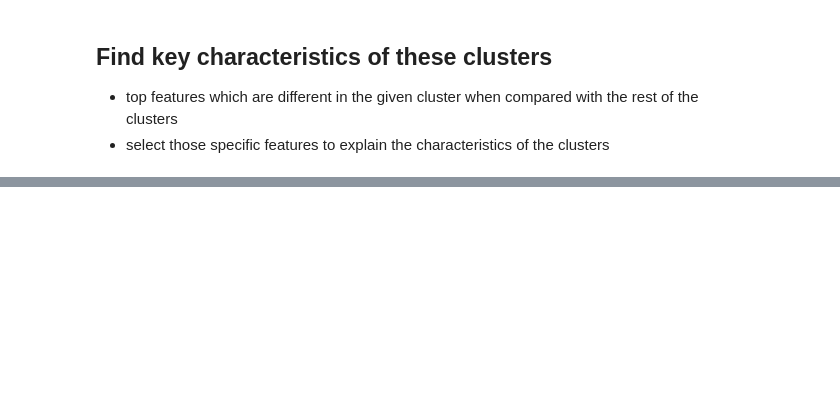
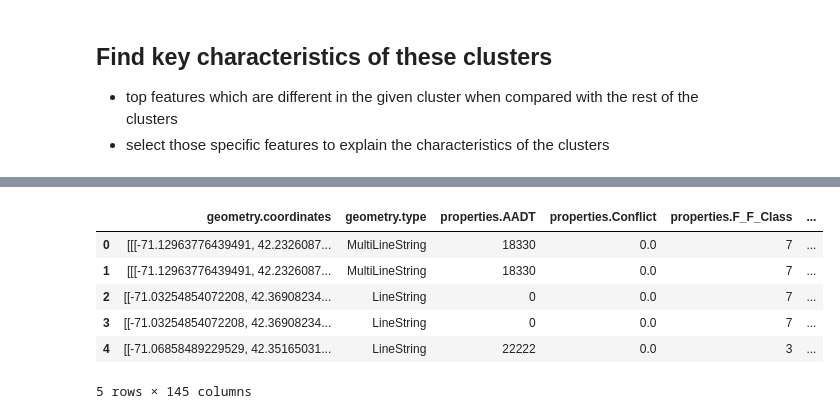
Before and after one commit to Joshuakim1011/crash-model, a Jupyter notebook: notebooks/clustering_segment_level.ipynb, the cells around one changed output, grey strips where cells are left out. Saved outputs shown, nothing was run; the diff lists cells and outputs as text; code cells hidden in the pictures; blank space fills up the shorter version.

```diff
--- a/notebooks/clustering_segment_level.ipynb
+++ b/notebooks/clustering_segment_level.ipynb
@@ -251,0 +278,3 @@ cluster_label         1.000000        0.027286         36.648208
+# %%
+preds = pd.read_json('preds_viz.geojson')
+preds.head()
@@ -251,0 +288,4 @@ cluster_label         1.000000        0.027286         36.648208
+# %%
+# Parse features column above into its own df since its nested
+feature_data = json_normalize(preds['features'])
+feature_data.head(3)
@@ -251,0 +298,4 @@ cluster_label         1.000000        0.027286         36.648208
+# %%
+feature_data['properties.segment_id'] = feature_data['properties.segment_id'].apply(lambda x: x.lstrip("0"))
+feature_data['properties.segment_id'] = feature_data['properties.segment_id'].apply(lambda x: '0' if len(x) == 0 else x)
+feature_data['properties.segment_id']
@@ -251,0 +320,15 @@ cluster_label         1.000000        0.027286         36.648208
+# %%
+feature_data['properties.segment_id'] = feature_data['properties.segment_id'].apply(lambda x: np.int64(x))
+# %%
+copy = feature_data.copy()
+labelled = df_minimal_columns.copy()
+copy = copy.merge(labelled, how='left',right_on='seg_id',left_on='properties.segment_id')
+copy.head()
+# %% [output]
+|  | geometry.coordinates | geometry.type | properties.AADT | properties.Conflict | properties.F_F_Class | ... |
+| 0 | [[[-71.12963776439491, 42.2326087... | MultiLineString | 18330 | 0.0 | 7 | ... |
+| 1 | [[[-71.12963776439491, 42.2326087... | MultiLineString | 18330 | 0.0 | 7 | ... |
+| 2 | [[-71.03254854072208, 42.36908234... | LineString | 0 | 0.0 | 7 | ... |
+| 3 | [[-71.03254854072208, 42.36908234... | LineString | 0 | 0.0 | 7 | ... |
+| 4 | [[-71.06858489229529, 42.35165031... | LineString | 22222 | 0.0 | 3 | ... |
+5 rows × 145 columns
```
Also changed, not shown: parts of 19 cells of this notebook.
